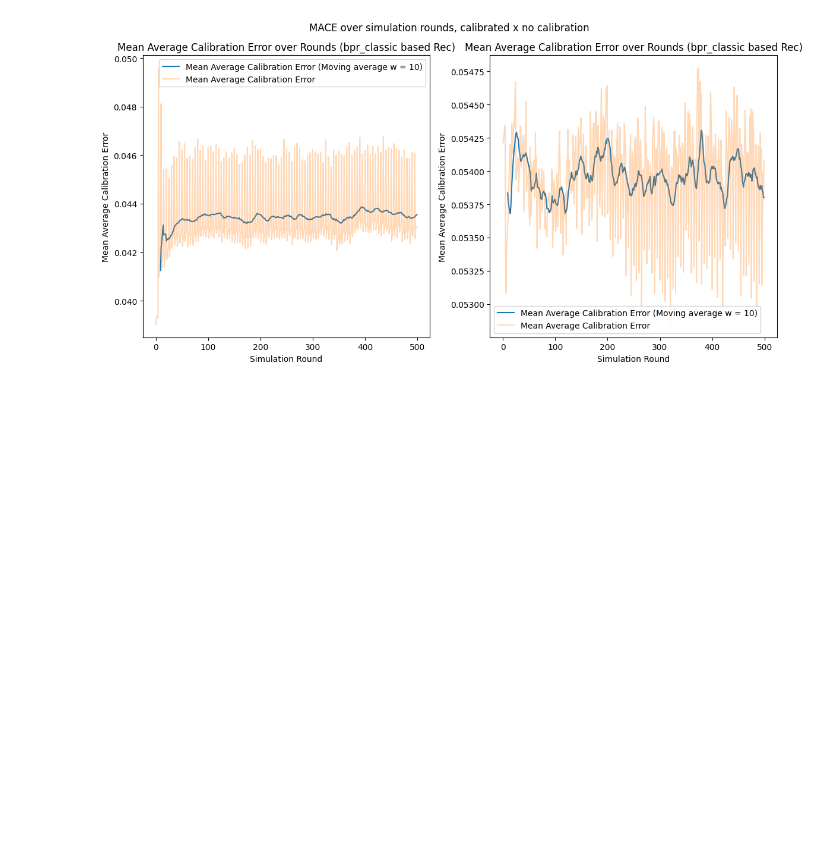
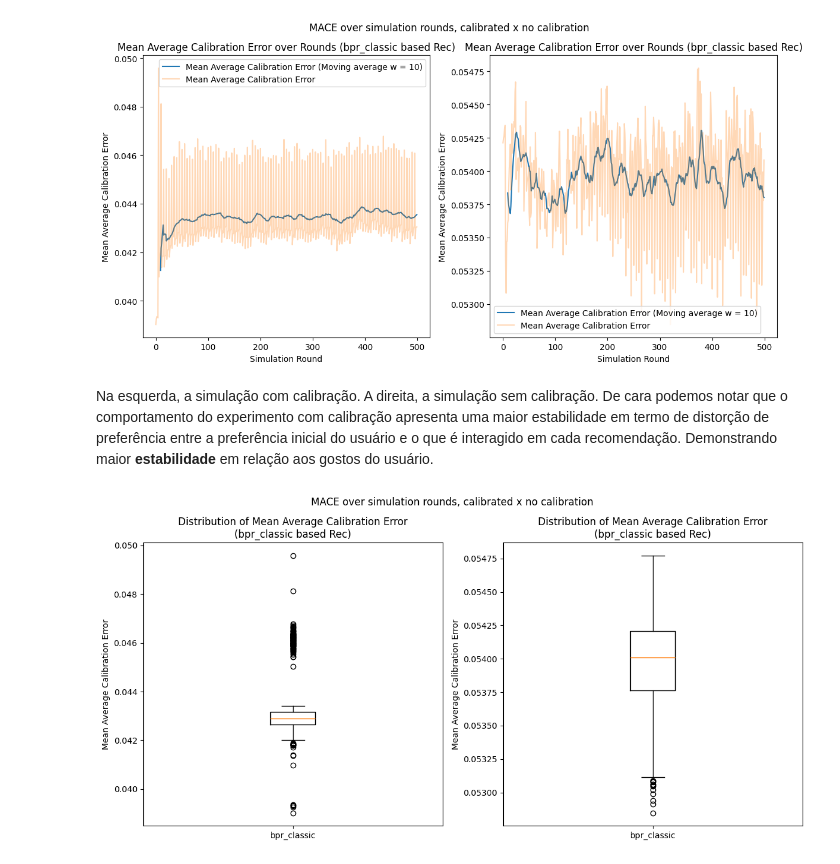
Before and after one commit to caiotda/dynamicTasteDistortion, a Jupyter notebook: calibration_experiment.ipynb, the cells around one changed output. Saved outputs shown, nothing was run; the diff lists cells and outputs as text; code cells hidden in the pictures; blank space fills up the shorter version.

```diff
--- a/calibration_experiment.ipynb
+++ b/calibration_experiment.ipynb
@@ -17,6 +38,12 @@ random_rec = "experiments/random_rec_with_oracle_experiment.yaml"
 plot_metric_comparison(calibrated, bpr, metric_name="mace", title="MACE over simulation rounds, calibrated x no calibration", graph="line", plot_retrain_points=False,  window_size=10)
 # %% [output]
 [figure]
+# %% [markdown]
+Na esquerda, a simulação com calibração. A direita, a simulação sem calibração. De cara podemos notar que o comportamento do experimento com calibração apresenta uma maior estabilidade em termo de distorção de preferência entre a preferência inicial do usuário e o que é interagido em cada recomendação. Demonstrando maior **estabilidade** em relação aos gostos do usuário.
+# %%
+plot_metric_comparison(calibrated, bpr, metric_name="mace", title="MACE over simulation rounds, calibrated x no calibration", graph="box", plot_retrain_points=False,  window_size=10)
+# %% [output]
+[figure, added]
 # %%
 plot_metric_comparison(calibrated, random_rec, metric_name="mace", title="MACE over simulation rounds, calibrated x no calibration", graph="line", plot_retrain_points=False,  window_size=10)
 # %% [output]
```
Also changed, not shown: parts of 3 cells of this notebook, 3 other files.
